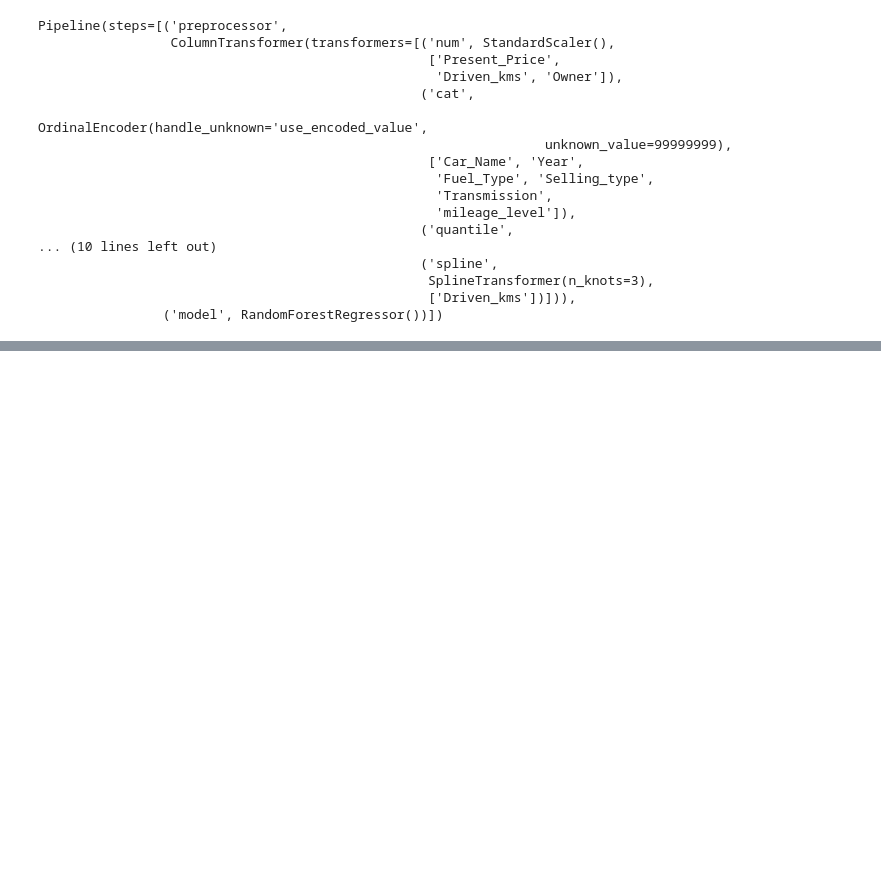
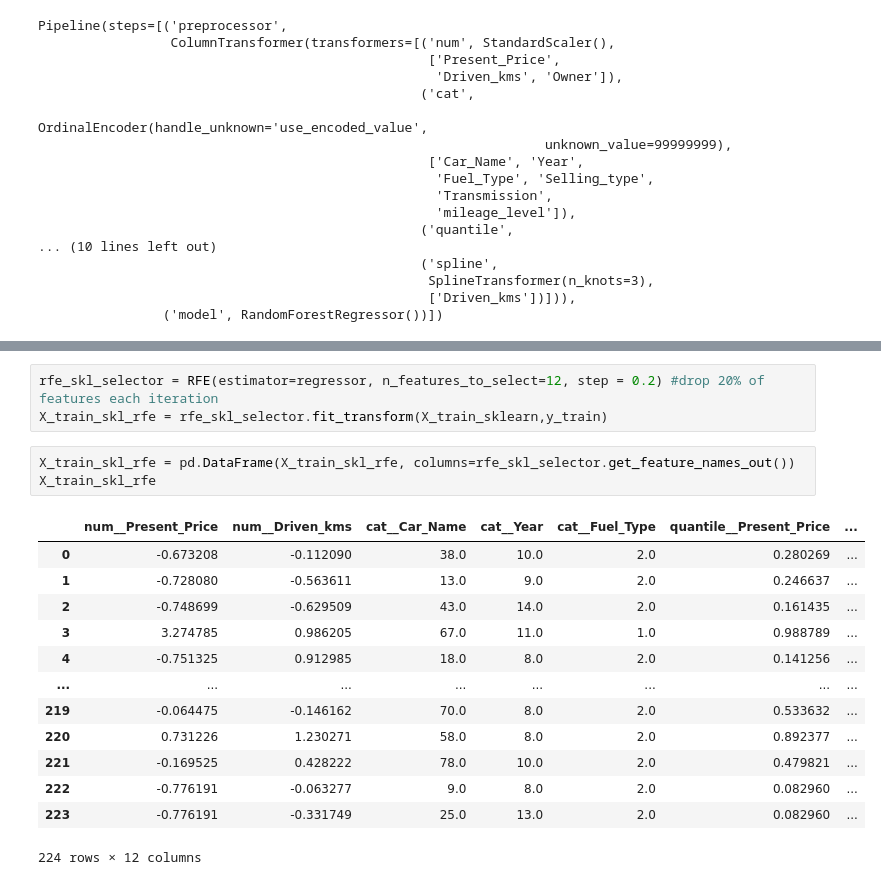
Before and after one commit to ViktorovGO/IIS_LR1, a Jupyter notebook: research/research.ipynb, the cells around one changed output, grey strips where cells are left out. Cells and saved outputs as stored; diff of their text form; blank space fills up the shorter version.

```diff
--- a/research/research.ipynb
+++ b/research/research.ipynb
@@ -510,0 +515,20 @@ Pipeline(steps=[('preprocessor',
+# %%
+rfe_skl_selector = RFE(estimator=regressor, n_features_to_select=12, step = 0.2) #drop 20% of features each iteration
+X_train_skl_rfe = rfe_skl_selector.fit_transform(X_train_sklearn,y_train)
+# %%
+X_train_skl_rfe = pd.DataFrame(X_train_skl_rfe, columns=rfe_skl_selector.get_feature_names_out())
+X_train_skl_rfe
+# %% [output]
+|  | num__Present_Price | num__Driven_kms | cat__Car_Name | cat__Year | cat__Fuel_Type | quantile__Present_Price | ... |
+| 0 | -0.673208 | -0.112090 | 38.0 | 10.0 | 2.0 | 0.280269 | ... |
+| 1 | -0.728080 | -0.563611 | 13.0 | 9.0 | 2.0 | 0.246637 | ... |
+| 2 | -0.748699 | -0.629509 | 43.0 | 14.0 | 2.0 | 0.161435 | ... |
+| 3 | 3.274785 | 0.986205 | 67.0 | 11.0 | 1.0 | 0.988789 | ... |
+| 4 | -0.751325 | 0.912985 | 18.0 | 8.0 | 2.0 | 0.141256 | ... |
+| ... | ... | ... | ... | ... | ... | ... | ... |
+| 219 | -0.064475 | -0.146162 | 70.0 | 8.0 | 2.0 | 0.533632 | ... |
+| 220 | 0.731226 | 1.230271 | 58.0 | 8.0 | 2.0 | 0.892377 | ... |
+| 221 | -0.169525 | 0.428222 | 78.0 | 10.0 | 2.0 | 0.479821 | ... |
+| 222 | -0.776191 | -0.063277 | 9.0 | 8.0 | 2.0 | 0.082960 | ... |
+| 223 | -0.776191 | -0.331749 | 25.0 | 13.0 | 2.0 | 0.082960 | ... |
+224 rows × 12 columns
```
Also changed, not shown: parts of 53 cells of this notebook, 6 other files.
